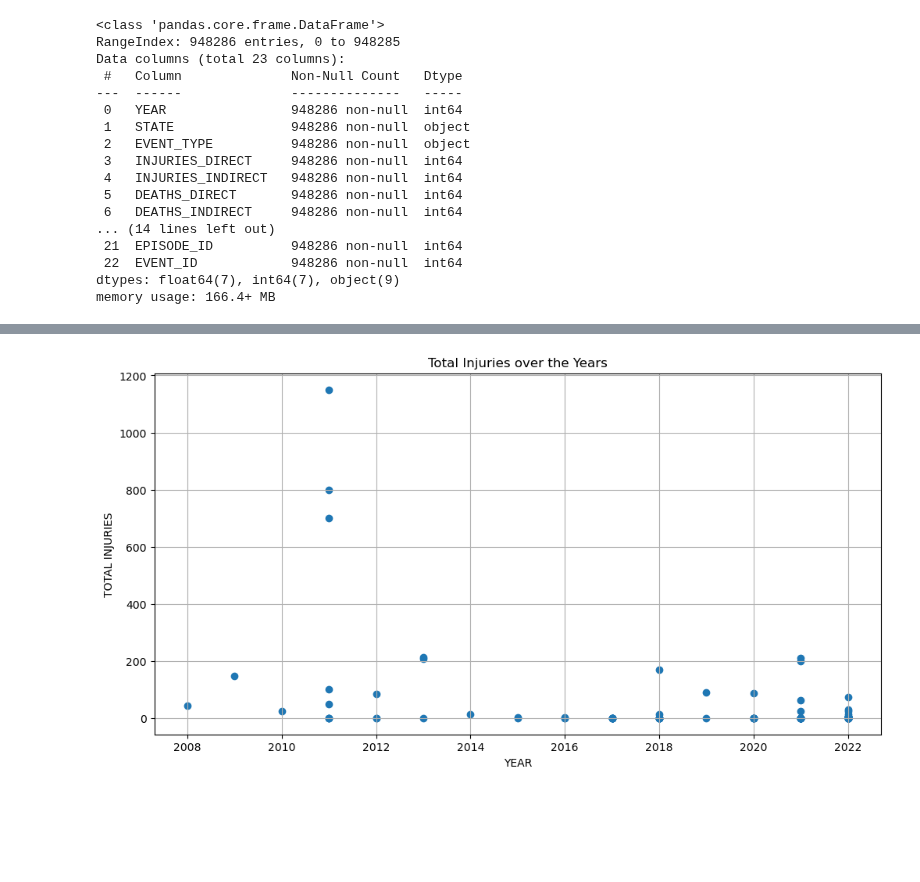
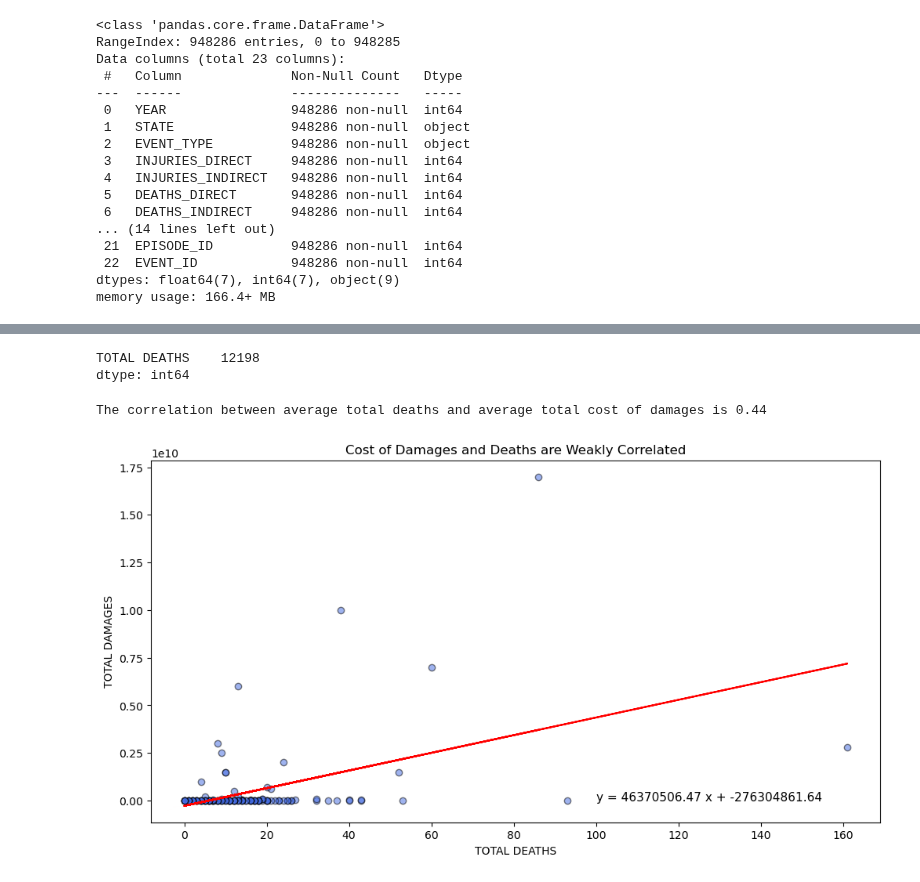
Before and after one commit to elizabethmorgan26/team1, a Jupyter notebook: mergestorm.ipynb, the cells around one changed output, grey strips where cells are left out. Drawn from its saved outputs; the diff is of its cells as text; code cells hidden in the pictures; blank space fills up the shorter version.

```diff
--- a/mergestorm.ipynb
+++ b/mergestorm.ipynb
@@ -237,11 +242,37 @@ plt.show()
-# %%
-# Create a scatter plot for total injuries over the years
-plt.figure(figsize=(12, 6))
-plt.scatter(groupbynarrow_df['YEAR'], groupbynarrow_df['TOTAL INJURIES'])
-plt.title('Total Injuries over the Years')
-plt.xlabel('YEAR')
-plt.ylabel('TOTAL INJURIES')
-plt.grid(True)
-plt.show()
-# %% [output]
-[figure, removed]
+# %%
+#check total deaths, injuries, damages
+
+print(clean_df[["TOTAL DEATHS"]].sum())
+# %% [output]
+TOTAL DEATHS    12198
+dtype: int64
+# %%
+#Grouping the dataset by deaths and year
+# groupbydeath_df=clean_df.sort_values(["TOTAL DEATHS","YEAR",],
+                                     # ascending=False).groupby("TOTAL DEATHS").head()
+groupbydeath_df=clean_df.sort_values(["TOTAL DEATHS"],
+                                     ascending=False).groupby("TOTAL DEATHS").head()
+# %%
+# Calculate the correlation coefficient and a linear regression model for deaths and damages
+
+death_damages = groupbydeath_df.groupby("EPISODE_ID").agg({"TOTAL DEATHS": "mean", "TOTAL DAMAGES": "mean"})
+
+correlation =stats.pearsonr(death_damages["TOTAL DEATHS"],death_damages["TOTAL DAMAGES"])
+print(f"The correlation between average total deaths and average total cost of damages is {round(correlation[0],2)}")
+
+# Add the linear regression equation and line to plot
+(slope, intercept,rvalue, pvalue, stderr)= stats.linregress(death_damages["TOTAL DEATHS" ],death_damages["TOTAL DAMAGES"])
+regress_values= death_damages["TOTAL DEATHS"]* slope + intercept
+line_eq= f"y = {round(slope, 2)} x + {round(intercept, 2)}"
+
+plt.figure(figsize=(12, 6))
+plt.scatter(groupbydeath_df["TOTAL DEATHS"], groupbydeath_df["TOTAL DAMAGES"] ,color='royalblue', edgecolor='k', alpha=0.5)
+plt.plot(death_damages["TOTAL DEATHS"], regress_values, color='red')
+plt.annotate(line_eq,(100, 36), fontsize=11)
+plt.xlabel("TOTAL DEATHS")
+plt.ylabel("TOTAL DAMAGES")
+plt.title("Cost of Damages and Deaths are Weakly Correlated")
+plt.show()
+# %% [output]
+The correlation between average total deaths and average total cost of damages is 0.44
+[figure, added]
```
Also changed, not shown: parts of 36 cells of this notebook.
